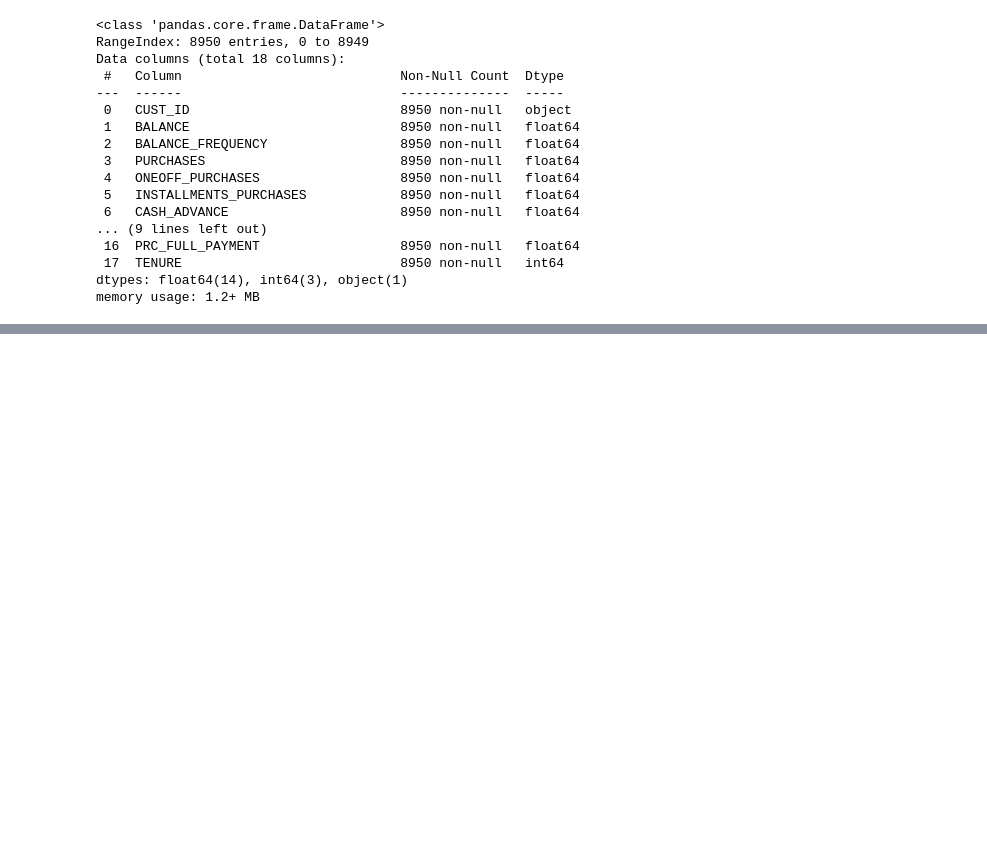
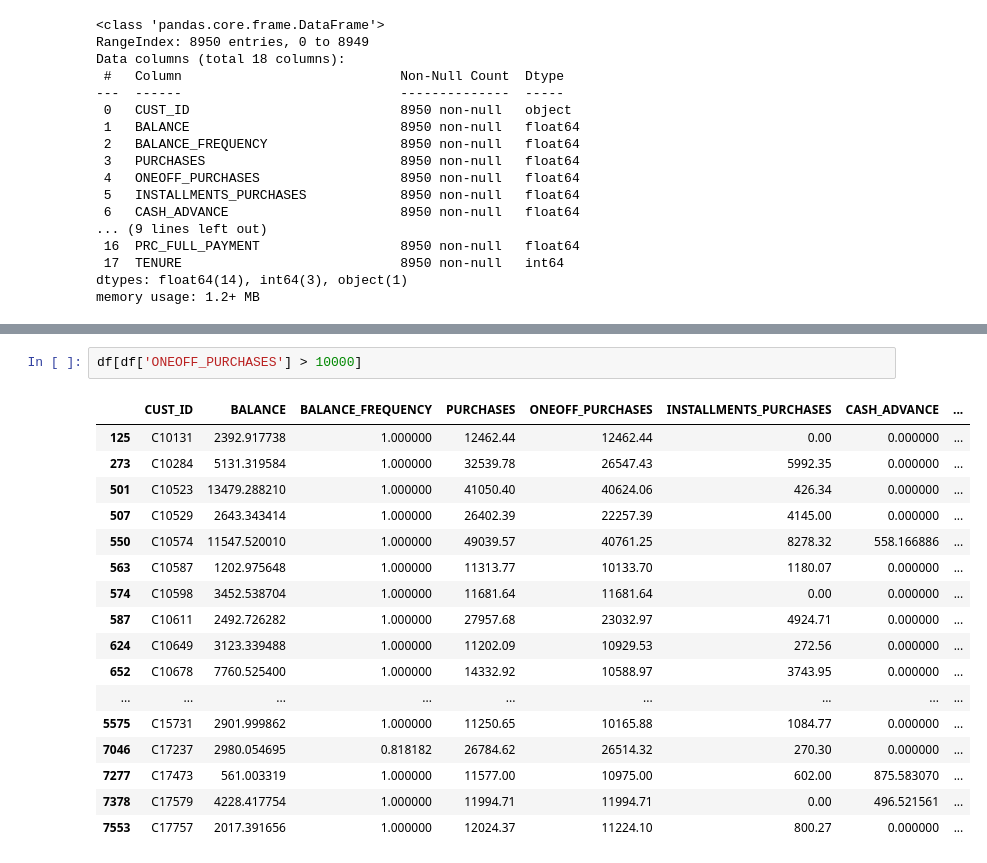
Before and after one commit to jreid94/schulich_data_science, a Jupyter notebook: Data Science 2/Assignments/A2.ipynb, the cells around one changed output, grey strips where cells are left out. Drawn from its saved outputs; the diff is of its cells as text; blank space fills up the shorter version.

```diff
--- a/Data Science 2/Assignments/A2.ipynb
+++ b/Data Science 2/Assignments/A2.ipynb
@@ -39,0 +237,20 @@ memory usage: 1.2+ MB
+# %%
+df[df['ONEOFF_PURCHASES'] > 10000]
+# %% [output]
+|  | CUST_ID | BALANCE | BALANCE_FREQUENCY | PURCHASES | ONEOFF_PURCHASES | INSTALLMENTS_PURCHASES | CASH_ADVANCE | ... |
+| 125 | C10131 | 2392.917738 | 1.000000 | 12462.44 | 12462.44 | 0.00 | 0.000000 | ... |
+| 273 | C10284 | 5131.319584 | 1.000000 | 32539.78 | 26547.43 | 5992.35 | 0.000000 | ... |
+| 501 | C10523 | 13479.288210 | 1.000000 | 41050.40 | 40624.06 | 426.34 | 0.000000 | ... |
+| 507 | C10529 | 2643.343414 | 1.000000 | 26402.39 | 22257.39 | 4145.00 | 0.000000 | ... |
+| 550 | C10574 | 11547.520010 | 1.000000 | 49039.57 | 40761.25 | 8278.32 | 558.166886 | ... |
+| 563 | C10587 | 1202.975648 | 1.000000 | 11313.77 | 10133.70 | 1180.07 | 0.000000 | ... |
+| 574 | C10598 | 3452.538704 | 1.000000 | 11681.64 | 11681.64 | 0.00 | 0.000000 | ... |
+| 587 | C10611 | 2492.726282 | 1.000000 | 27957.68 | 23032.97 | 4924.71 | 0.000000 | ... |
+| 624 | C10649 | 3123.339488 | 1.000000 | 11202.09 | 10929.53 | 272.56 | 0.000000 | ... |
+| 652 | C10678 | 7760.525400 | 1.000000 | 14332.92 | 10588.97 | 3743.95 | 0.000000 | ... |
+| ... | ... | ... | ... | ... | ... | ... | ... | ... |
+| 5575 | C15731 | 2901.999862 | 1.000000 | 11250.65 | 10165.88 | 1084.77 | 0.000000 | ... |
+| 7046 | C17237 | 2980.054695 | 0.818182 | 26784.62 | 26514.32 | 270.30 | 0.000000 | ... |
+| 7277 | C17473 | 561.003319 | 1.000000 | 11577.00 | 10975.00 | 602.00 | 875.583070 | ... |
+| 7378 | C17579 | 4228.417754 | 1.000000 | 11994.71 | 11994.71 | 0.00 | 496.521561 | ... |
+| 7553 | C17757 | 2017.391656 | 1.000000 | 12024.37 | 11224.10 | 800.27 | 0.000000 | ... |
```
Also changed, not shown: parts of 24 cells of this notebook, 1 other file.
